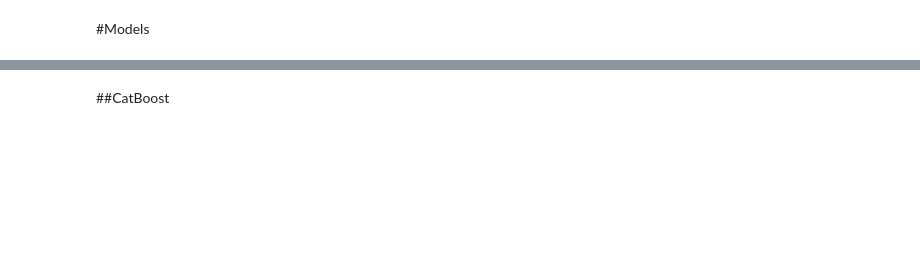
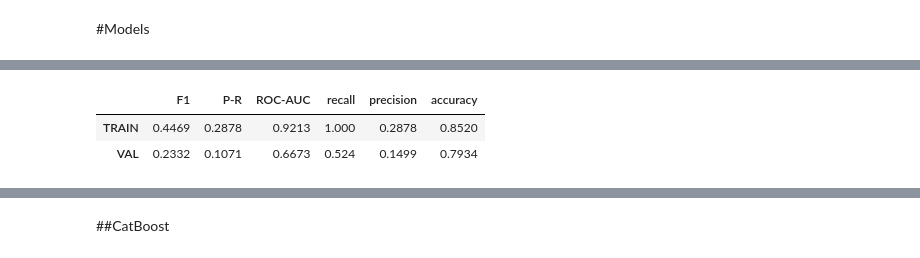
Before and after one commit to aziegert/Vehicle_Insurance_Claim_Fraud_Detection, a Jupyter notebook: Vehicle_Insurance_Claim_Fraud_Detection_v2.ipynb, the cells around one changed output, grey strips where cells are left out. Saved outputs shown, nothing was run; the diff lists cells and outputs as text; code cells hidden in the pictures; blank space fills up the shorter version.

```diff
--- a/Vehicle_Insurance_Claim_Fraud_Detection_v2.ipynb
+++ b/Vehicle_Insurance_Claim_Fraud_Detection_v2.ipynb
@@ -897,0 +681,3 @@ measures_gs1_rf
+# %%
+sampler = optuna.samplers.TPESampler(seed=6)
+study_LGBM = optuna.create_study(direction='maximize', sampler=sampler)
@@ -897,0 +688,3 @@ measures_gs1_rf
+# %%
+params_LGBM = study_LGBM.best_params
+params_LGBM
@@ -897,0 +699,8 @@ measures_gs1_rf
+# %%
+model_LGBM = lgb.LGBMClassifier(**params_LGBM, is_unbalance=True, verbose=-1, random_state=6)
+y_train_LGBM, y_val_LGBM, metrics_LGBM = get_result(model_LGBM, X2_train, X2_val, y2_train, y2_val)
+metrics_LGBM
+# %% [output]
+|  | F1 | P-R | ROC-AUC | recall | precision | accuracy |
+| TRAIN | 0.4469 | 0.2878 | 0.9213 | 1.000 | 0.2878 | 0.8520 |
+| VAL | 0.2332 | 0.1071 | 0.6673 | 0.524 | 0.1499 | 0.7934 |
```
Also changed, not shown: parts of 93 cells of this notebook.
